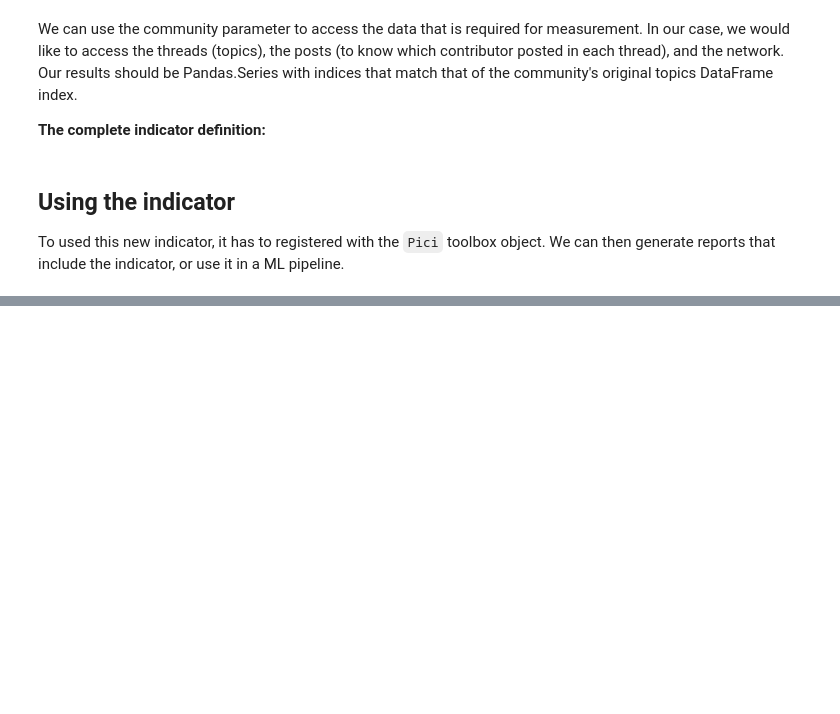
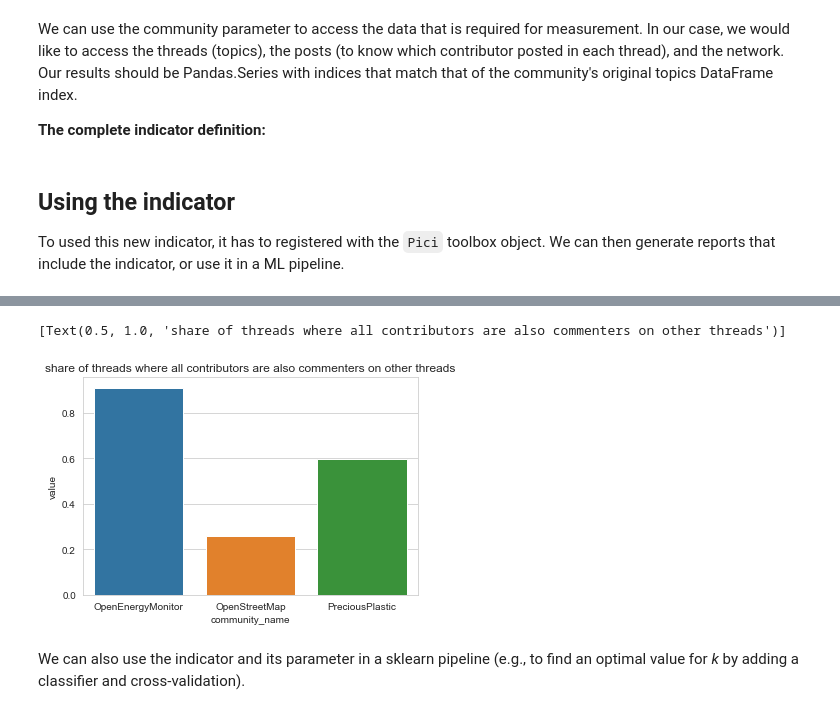
Before and after one commit to phihes/pici, a Jupyter notebook: docs/examples/Creating a custom indicator.ipynb, the cells around one changed output, grey strips where cells are left out. Cells and saved outputs as stored; diff of their text form; code cells hidden in the pictures; blank space fills up the shorter version.

```diff
--- a/docs/examples/Creating a custom indicator.ipynb
+++ b/docs/examples/Creating a custom indicator.ipynb
@@ -165,3 +185,15 @@ We can now use the metric in a report. We can pass a static value for *k*:
+# %%
+metric_cols_commenters = ['all contributors out_degree >= 1']
+percent_commenters = pd.melt(rep.groupby(by='community_name').mean().reset_index()[
+                                       [id_col] + metric_cols_commenters
+                                       ],id_vars=[id_col], value_vars=metric_cols_commenters)
+
+sns.barplot(x='community_name', y='value', data=percent_commenters).set(title="share of threads where all contributors are also commenters on other threads")
+# %% [output]
+[Text(0.5, 1.0, 'share of threads where all contributors are also commenters on other threads')]
+[figure, added]
+# %% [markdown]
+We can also use the indicator and its parameter in a sklearn pipeline (e.g., to find an optimal value for *k* by adding a classifier and cross-validation).
 # %%
 pipe = p.pipelines.topics(parameters={
     'all_well_connected': {'k': 10}
```
Also changed, not shown: parts of 17 cells of this notebook.
